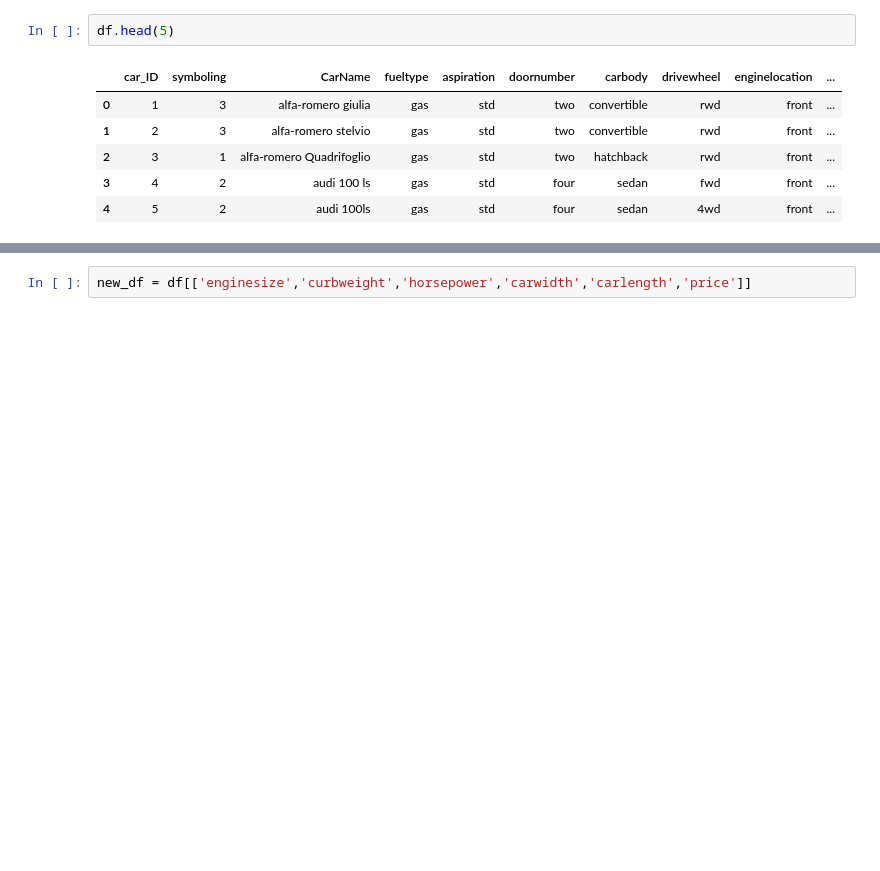
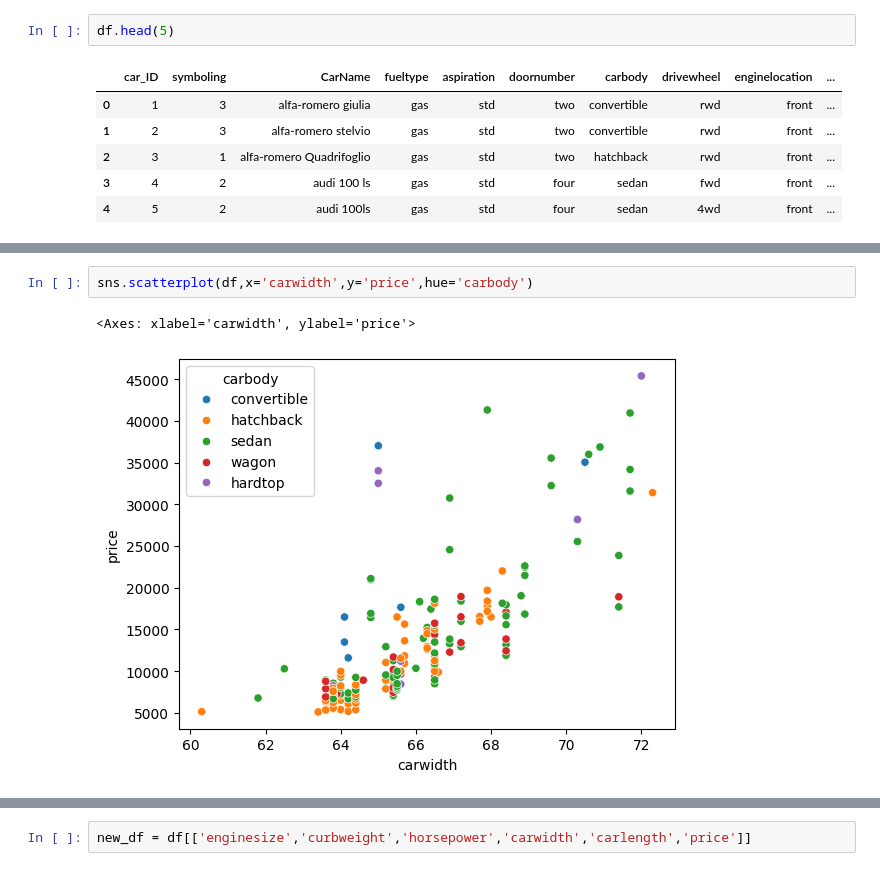
Before and after one commit to ayushman-c/kaggle-notebooks, a Jupyter notebook: Linear_Reegression/MLR_5_dimensions.ipynb, the cells around one changed output, grey strips where cells are left out. Drawn from its saved outputs; the diff is of its cells as text; blank space fills up the shorter version.

```diff
--- a/Linear_Reegression/MLR_5_dimensions.ipynb
+++ b/Linear_Reegression/MLR_5_dimensions.ipynb
@@ -90,0 +106,5 @@ df.head(5)
+# %%
+sns.scatterplot(df,x='carwidth',y='price',hue='carbody')
+# %% [output]
+<Axes: xlabel='carwidth', ylabel='price'>
+[figure, added]
```
Also changed, not shown: parts of 4 cells of this notebook.
